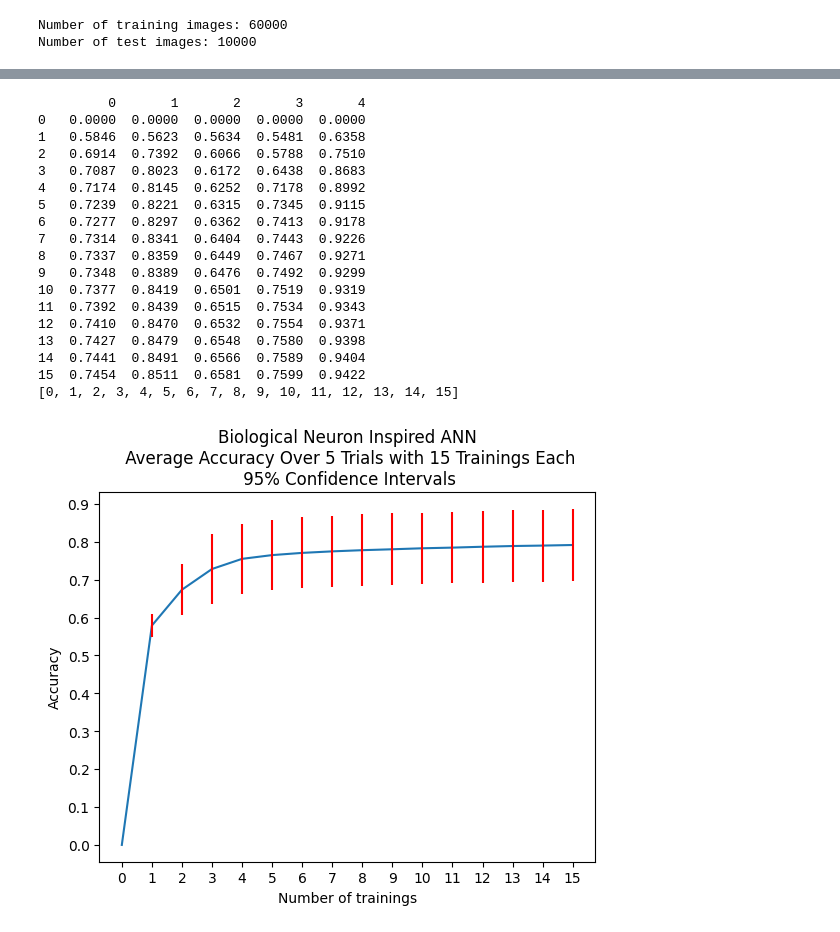
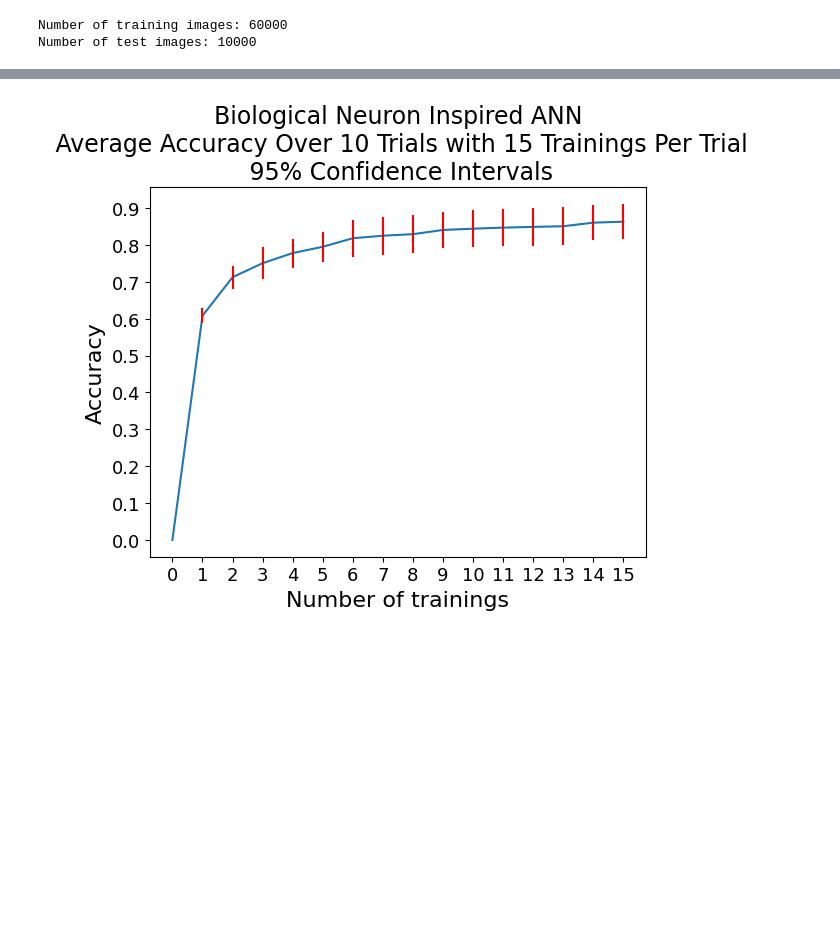
Before and after one commit to brianli-code/neural-network-energy-efficiency, a Jupyter notebook: biological_neuron_inspiried_ANN.ipynb, the cells around one changed output, grey strips where cells are left out. Drawn from its saved outputs; the diff is of its cells as text; code cells hidden in the pictures; blank space fills up the shorter version.

Commit message:
more trials

```diff
--- a/biological_neuron_inspiried_ANN.ipynb
+++ b/biological_neuron_inspiried_ANN.ipynb
@@ -251,7 +251,7 @@ num_dendritic_inputs = 392
 num_neurons = 14
 num_dendrite_neuron_layers = 1
 
-num_trials = 5
+num_trials = 10
 num_trainings = 15
 data = {}
 
@@ -313,50 +313,32 @@ Row: 11 | 392 | 14 | [0, 0.5846, 0.6914, 0.7087, 0.7174, 0.7239, 0.7277, 0.7314,
 # %%
 # Convert list of data over tests into a data frame
 df = pd.DataFrame(data)
 
 # Set up x axis ticks
 x_values = list(range(len(df)))
 trial_idx_list = list(range(num_trials))
 
 # List of confidence intervals at each training
 ci_values = []
 
 mean_values = df[trial_idx_list].mean(axis=1).tolist()
 
 for _, row in df[trial_idx_list].iterrows():
   mean = row.mean()
   sem = row.sem()
   ci = sem * 1.96  # 95% confidence interval
   ci_values.append(ci)
 
 # Plot styling
-plt.title(f"Biological Neuron Inspired ANN\n Average Accuracy Over {num_trials} Trials with {num_trainings} Trainings Each\n 95% Confidence Intervals")
-plt.xlabel("Number of trainings")
-plt.ylabel("Accuracy")
+plt.title(f"Biological Neuron Inspired ANN\n Average Accuracy Over {num_trials} Trials with {num_trainings} Trainings Per Trial\n 95% Confidence Intervals", fontsize = 17)
+plt.xlabel("Number of trainings", fontsize = 16)
+plt.ylabel("Accuracy", fontsize = 16)
 
-plt.xticks(np.arange(0, 16, 1))
-plt.yticks(np.arange(0, 1.1, 0.1))
+plt.xticks(np.arange(0, 16, 1), fontsize = 13)
+plt.yticks(np.arange(0, 1.1, 0.1), fontsize = 13)
 
 sns.lineplot(x = x_values, y = mean_values)
 plt.errorbar(x = x_values, y = mean_values, yerr=ci_values, linestyle='None', color='red')
 plt.show()
 # %% [output]
-         0       1       2       3       4
-0   0.0000  0.0000  0.0000  0.0000  0.0000
-1   0.5846  0.5623  0.5634  0.5481  0.6358
-2   0.6914  0.7392  0.6066  0.5788  0.7510
-3   0.7087  0.8023  0.6172  0.6438  0.8683
-4   0.7174  0.8145  0.6252  0.7178  0.8992
-5   0.7239  0.8221  0.6315  0.7345  0.9115
-6   0.7277  0.8297  0.6362  0.7413  0.9178
-7   0.7314  0.8341  0.6404  0.7443  0.9226
-8   0.7337  0.8359  0.6449  0.7467  0.9271
-9   0.7348  0.8389  0.6476  0.7492  0.9299
-10  0.7377  0.8419  0.6501  0.7519  0.9319
-11  0.7392  0.8439  0.6515  0.7534  0.9343
-12  0.7410  0.8470  0.6532  0.7554  0.9371
-13  0.7427  0.8479  0.6548  0.7580  0.9398
-14  0.7441  0.8491  0.6566  0.7589  0.9404
-15  0.7454  0.8511  0.6581  0.7599  0.9422
-[0, 1, 2, 3, 4, 5, 6, 7, 8, 9, 10, 11, 12, 13, 14, 15]
-[figure, old version]
+[figure, new version]
```
Also changed, not shown: parts of 1 cell of this notebook, 3 other files.
